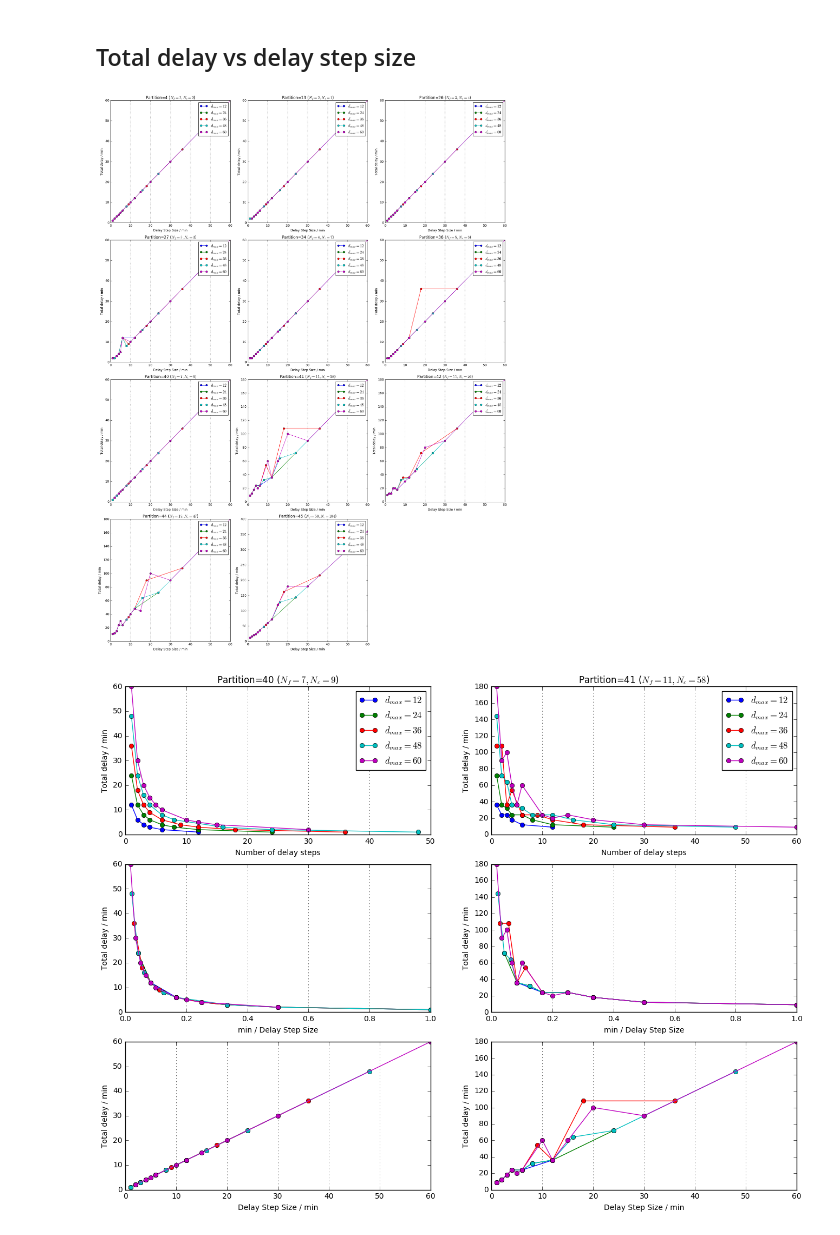
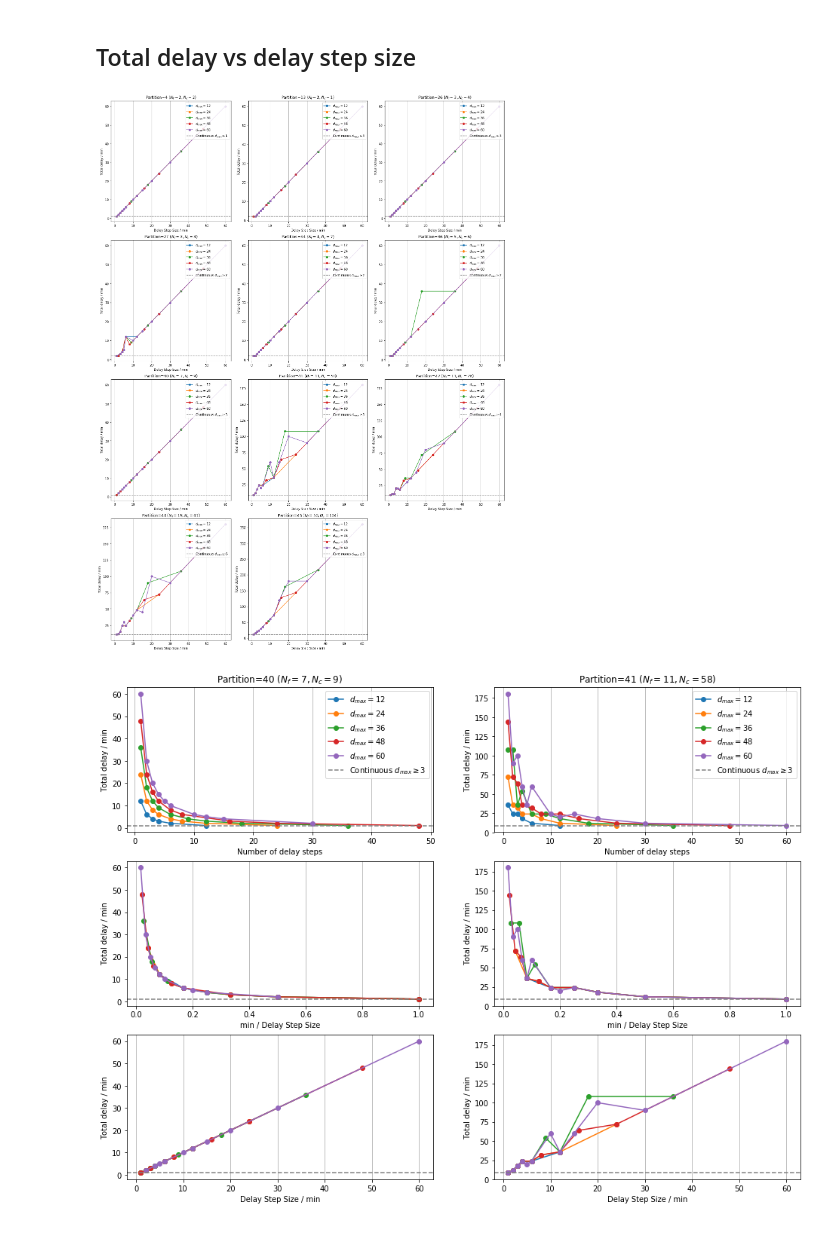
Before and after one commit to ventugithub/QCFATM, a Jupyter notebook: code/departureDelayModel/constraint_programming/analysis/Analyse model discretization.ipynb, the cells around one changed output. Cells and saved outputs as stored; diff of their text form; code cells hidden in the pictures.

Commit message:
Added results analysis for continuous CP solver

```diff
--- a/code/departureDelayModel/constraint_programming/analysis/Analyse model discretization.ipynb
+++ b/code/departureDelayModel/constraint_programming/analysis/Analyse model discretization.ipynb
@@ -57,6 +104,7 @@ for partition in sorted(totaldelays.keys()):
     td = totaldelays[partition]
     for maxDelay in sorted(td.keys()):
         ax.plot(td[maxDelay][0], td[maxDelay][1], 'o-', label='$d_{max} = %i$' % maxDelay)
+    ax.axhline(y=tdc_min[partition], linestyle='--', color='gray', label='Continuous $d_{max} \geq %i$' % dmaxmin[partition])
     ax.legend(loc='upper right')
     ax.grid(axis='x')
     ax.set_xlabel('Number of delay steps')
@@ -85,6 +133,8 @@ for partition in sorted(totaldelays.keys()):
     td = totaldelays[partition]
     for maxDelay in sorted(td.keys()):
         ax.plot(td[maxDelay][0], td[maxDelay][1], 'o-', label='$d_{max} = %i$' % maxDelay)
+    ax.axhline(y=tdc_min[partition], linestyle='--', color='gray', label='Continuous $d_{max} \geq %i$' % dmaxmin[partition])
+
     ax.legend(loc='upper right')
     ax.grid(axis='x')
     ax.set_xlabel('Number of delay steps')
@@ -137,6 +189,7 @@ for partition in sorted(totaldelays.keys()):
     td = totaldelays[partition]
     for maxDelay in sorted(td.keys()):
         ax.plot(np.array(td[maxDelay][0], dtype=float)/maxDelay, td[maxDelay][1], 'o-', label='$d_{max} = %i$' % maxDelay)
+    ax.axhline(y=tdc_min[partition], linestyle='--', color='gray', label='Continuous $d_{max} \geq %i$' % dmaxmin[partition])
     ax.legend(loc='upper right')
     ax.grid(axis='x')
     ax.set_xlabel('1/Delay Step Size')
@@ -169,6 +222,8 @@ for partition in sorted(totaldelays.keys()):
     td = totaldelays[partition]
     for maxDelay in sorted(td.keys()):
         ax.plot(maxDelay/np.array(td[maxDelay][0], dtype=float), td[maxDelay][1], 'o-', label='$d_{max} = %i$' % maxDelay)
+    ax.axhline(y=tdc_min[partition], linestyle='--', color='gray', label='Continuous $d_{max} \geq %i$' % dmaxmin[partition])
+
     ax.legend(loc='upper right')
     ax.grid(axis='x')
     ax.set_xlabel('Delay Step Size / min')
@@ -182,7 +237,7 @@ pdf.savefig(figure=fig);
 pdf.close();
 plt.tight_layout()
 # %% [output]
-[figure, old version]
+[figure, new version]
 # %%
 pdf = matplotlib.backends.backend_pdf.PdfPages('totalDelayVsDelayStep_examples.pdf');
 fig = plt.figure(figsize=(16, 12));
@@ -192,6 +247,8 @@ partition = 40
 td = totaldelays[partition]
 for maxDelay in sorted(td.keys()):
     ax.plot(td[maxDelay][0], td[maxDelay][1], 'o-', label='$d_{max} = %i$' % maxDelay)
+ax.axhline(y=tdc_min[partition], linestyle='--', color='gray', label='Continuous $d_{max} \geq %i$' % dmaxmin[partition])
+
 ax.set_title("Partition %i" % partition)
 #ax.set_xticks(range(0, 200, maxDelay))
 ax.legend(loc='upper right')
@@ -205,6 +262,7 @@ partition = 41
 td = totaldelays[partition]
 for maxDelay in sorted(td.keys()):
     ax.plot(td[maxDelay][0], td[maxDelay][1], 'o-', label='$d_{max} = %i$' % maxDelay)
+ax.axhline(y=tdc_min[partition], linestyle='--', color='gray', label='Continuous $d_{max} \geq %i$' % dmaxmin[partition])
 ax.set_title("Partition %i" % partition)
 #ax.set_xticks(range(0, 200, maxDelay))
 ax.legend(loc='upper right')
@@ -218,6 +276,7 @@ partition = 40
 td = totaldelays[partition]
 for maxDelay in sorted(td.keys()):
     ax.plot(np.array(td[maxDelay][0], dtype=float)/maxDelay, td[maxDelay][1], 'o-', label='$d_{max} = %i$' % maxDelay)
+ax.axhline(y=tdc_min[partition], linestyle='--', color='gray', label='Continuous $d_{max} \geq %i$' % dmaxmin[partition])
 ax.grid(axis='x')
 ax.set_xlabel('min / Delay Step Size')
 ax.set_ylabel('Total delay / min')
@@ -226,31 +285,34 @@ ax = fig.add_subplot(3, 2, 4)
 partition = 41
 td = totaldelays[partition]
 for maxDelay in sorted(td.keys()):
     ax.plot(np.array(td[maxDelay][0], dtype=float)/maxDelay, td[maxDelay][1], 'o-', label='$d_{max} = %i$' % maxDelay)
+ax.axhline(y=tdc_min[partition], linestyle='--', color='gray', label='Continuous $d_{max} \geq %i$' % dmaxmin[partition])
 ax.grid(axis='x')
 ax.set_xlabel('min / Delay Step Size')
 ax.set_ylabel('Total delay / min')
 
 ax = fig.add_subplot(3, 2, 5)
 partition = 40
 td = totaldelays[partition]
 for maxDelay in sorted(td.keys()):
     ax.plot(maxDelay/np.array(td[maxDelay][0], dtype=float), td[maxDelay][1], 'o-', label='$d_{max} = %i$' % maxDelay)
+ax.axhline(y=tdc_min[partition], linestyle='--', color='gray', label='Continuous $d_{max} \geq %i$' % dmaxmin[partition])
 ax.grid(axis='x')
 ax.set_xlabel('Delay Step Size / min')
 ax.set_ylabel('Total delay / min')
 
 ax = fig.add_subplot(3, 2, 6)
 partition = 41
 td = totaldelays[partition]
 for maxDelay in sorted(td.keys()):
     ax.plot(maxDelay/np.array(td[maxDelay][0], dtype=float), td[maxDelay][1], 'o-', label='$d_{max} = %i$' % maxDelay)
+ax.axhline(y=tdc_min[partition], linestyle='--', color='gray', label='Continuous $d_{max} \geq %i$' % dmaxmin[partition])
 ax.grid(axis='x')
 ax.set_xlabel('Delay Step Size / min')
 ax.set_ylabel('Total delay / min')
 
 pdf.savefig(figure=fig);
 pdf.close();
 #plt.tight_layout()
 # %% [output]
-[figure, old version]
+[figure, new version]
```
Also changed, not shown: parts of 9 cells of this notebook, 4 other files.
